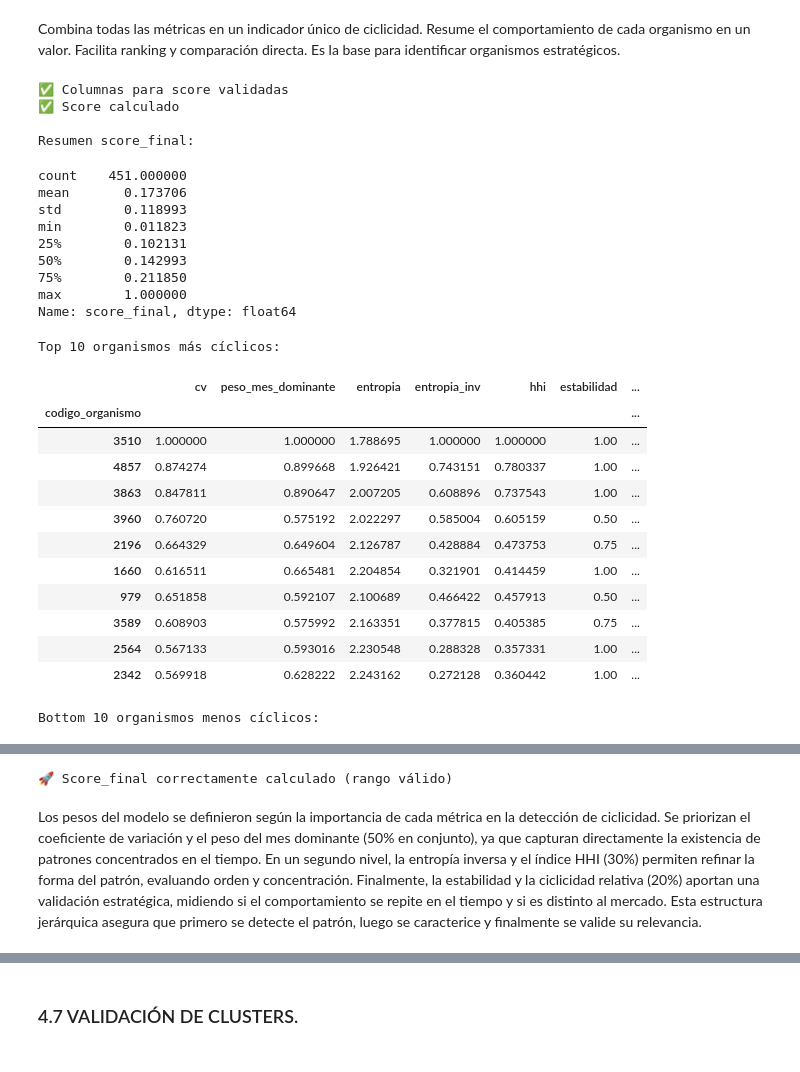
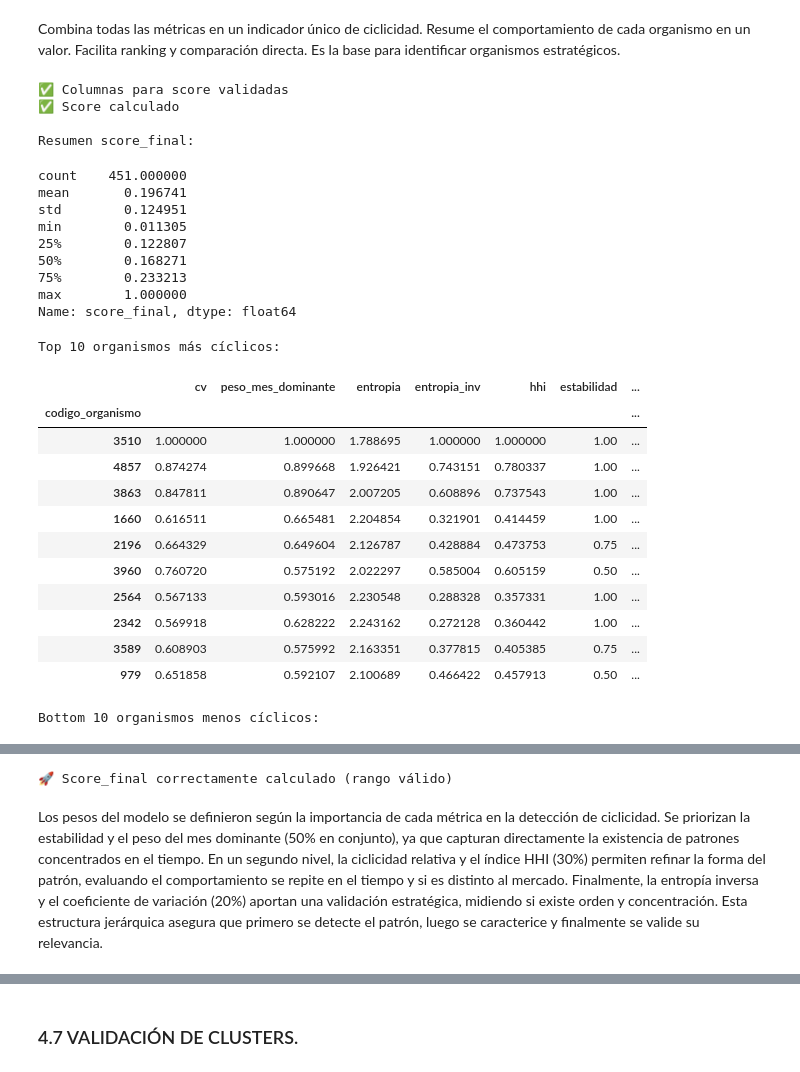
Before and after one commit to Fablop84/practica_final_condores, a Jupyter notebook: Scripts/proyecto_final_condores.ipynb, the cells around one changed output, grey strips where cells are left out. Saved outputs shown, nothing was run; the diff lists cells and outputs as text; code cells hidden in the pictures.

```diff
--- a/Scripts/proyecto_final_condores.ipynb
+++ b/Scripts/proyecto_final_condores.ipynb
@@ -259,36 +259,3 @@ df_licitaciones.head()
 | 2 | 1663-111-L119 | SERVICIO DE LABORATORIO DENTAL PA... | 7 | 2020-01-01T21:44:01.157 |
 | 3 | 2713-290-L119 | CLASES DIRIGIDAS | 7 | 2020-01-01T19:29:01.22 |
 | 4 | 1058133-15-LR19 | Convenio de Suministro Farmacos I... | 8 | 2019-11-04T15:01:00 |
-# %%
-import os
-import requests
-import pandas as pd
-
-# ID actualizado para el archivo de 5kb
-FILE_ID = '1Dpo1peJk9GHQAFS_25skkdwly_nfanDv'
-URL = f'https://drive.google.com/uc?export=download&id={FILE_ID}'
-NOMBRE_LOCAL = 'archivo_pequeno.parquet'
-
-print("--- DESCARGANDO ARCHIVO PEQUEÑO ---")
-
-try:
-    # Descarga directa
-    response = requests.get(URL, stream=True)
-    with open(NOMBRE_LOCAL, "wb") as f:
-        for chunk in response.iter_content(chunk_size=4096): # Chunk más pequeño para archivos livianos
-            if chunk: f.write(chunk)
-
-    # Verificación de integridad en Kilobytes (KB)
-    peso_kb = os.path.getsize(NOMBRE_LOCAL) / 1024
-    print(f"Archivo descargado: {peso_kb:.2f} KB")
-
-    # Bajamos el umbral de validación a 1 KB (suficiente para un parquet de 5kb)
-    if peso_kb > 1.0:
-        df = pd.read_parquet(NOMBRE_LOCAL, engine='pyarrow')
-        print(f"✅ ¡ÉXITO! Datos cargados: {df.shape} filas.")
-        display(df.head())
-    else:
-        print("❌ El archivo es sospechosamente pequeño (< 1KB). Verifica el contenido.")
-
-except Exception as e:
-    print(f"❌ Error: {e}")
@@ -1808,12 +1762,12 @@ print("✅ Columnas para score validadas")
 # 2. CÁLCULO SCORE FINAL
 # ---------------------------------------------------------
 df_metrics['score_final'] = (
-    df_metrics['cv'] * 0.25 +
+    df_metrics['cv'] * 0.1 +
     df_metrics['peso_mes_dominante'] * 0.25 +
-    df_metrics['entropia_inv'] * 0.15 +
+    df_metrics['entropia_inv'] * 0.1 +
     df_metrics['hhi'] * 0.15 +
-    df_metrics['estabilidad'] * 0.10 +
-    df_metrics['ciclicidad_relativa'] * 0.10
+    df_metrics['estabilidad'] * 0.25 +
+    df_metrics['ciclicidad_relativa'] * 0.15
 )
 
 print("✅ Score calculado")
@@ -1832,46 +1786,46 @@ display(
 )
 
 print("\nBottom 10 organismos menos cíclicos:")
 display(
     df_metrics
     .sort_values('score_final', ascending=True)
     .head(10)
 )
 
 # ---------------------------------------------------------
 # 4. VALIDACIÓN CRÍTICA
 # ---------------------------------------------------------
 assert df_metrics['score_final'].min() >= 0, "❌ Score menor a 0"
 assert df_metrics['score_final'].max() <= 1, "❌ Score mayor a 1"
 
 print("\n🚀 Score_final correctamente calculado (rango válido)")
 # %% [output]
 ✅ Columnas para score validadas
 ✅ Score calculado
 
 Resumen score_final:
 count    451.000000
-mean       0.173706
-std        0.118993
-min        0.011823
-25%        0.102131
-50%        0.142993
-75%        0.211850
+mean       0.196741
+std        0.124951
+min        0.011305
+25%        0.122807
+50%        0.168271
+75%        0.233213
 max        1.000000
 Name: score_final, dtype: float64
 Top 10 organismos más cíclicos:
 |  | cv | peso_mes_dominante | entropia | entropia_inv | hhi | estabilidad | ... |
 | codigo_organismo |  |  |  |  |  |  | ... |
 | 3510 | 1.000000 | 1.000000 | 1.788695 | 1.000000 | 1.000000 | 1.00 | ... |
 | 4857 | 0.874274 | 0.899668 | 1.926421 | 0.743151 | 0.780337 | 1.00 | ... |
 | 3863 | 0.847811 | 0.890647 | 2.007205 | 0.608896 | 0.737543 | 1.00 | ... |
+| 1660 | 0.616511 | 0.665481 | 2.204854 | 0.321901 | 0.414459 | 1.00 | ... |
+| 2196 | 0.664329 | 0.649604 | 2.126787 | 0.428884 | 0.473753 | 0.75 | ... |
 | 3960 | 0.760720 | 0.575192 | 2.022297 | 0.585004 | 0.605159 | 0.50 | ... |
-| 2196 | 0.664329 | 0.649604 | 2.126787 | 0.428884 | 0.473753 | 0.75 | ... |
-| 1660 | 0.616511 | 0.665481 | 2.204854 | 0.321901 | 0.414459 | 1.00 | ... |
-| 979 | 0.651858 | 0.592107 | 2.100689 | 0.466422 | 0.457913 | 0.50 | ... |
-| 3589 | 0.608903 | 0.575992 | 2.163351 | 0.377815 | 0.405385 | 0.75 | ... |
 | 2564 | 0.567133 | 0.593016 | 2.230548 | 0.288328 | 0.357331 | 1.00 | ... |
 | 2342 | 0.569918 | 0.628222 | 2.243162 | 0.272128 | 0.360442 | 1.00 | ... |
+| 3589 | 0.608903 | 0.575992 | 2.163351 | 0.377815 | 0.405385 | 0.75 | ... |
+| 979 | 0.651858 | 0.592107 | 2.100689 | 0.466422 | 0.457913 | 0.50 | ... |
 Bottom 10 organismos menos cíclicos:
 |  | cv | peso_mes_dominante | entropia | entropia_inv | hhi | estabilidad | ... |
 | codigo_organismo |  |  |  |  |  |  | ... |
@@ -1888,6 +1842,6 @@ Bottom 10 organismos menos cíclicos:
 🚀 Score_final correctamente calculado (rango válido)
 # %% [markdown]
-Los pesos del modelo se definieron según la importancia de cada métrica en la detección de ciclicidad. Se priorizan el coeficiente de variación y el peso del mes dominante (50% en conjunto), ya que capturan directamente la existencia de patrones concentrados en el tiempo. En un segundo nivel, la entropía inversa y el índice HHI (30%) permiten refinar la forma del patrón, evaluando orden y concentración. Finalmente, la estabilidad y la ciclicidad relativa (20%) aportan una validación estratégica, midiendo si el comportamiento se repite en el tiempo y si es distinto al mercado. Esta estructura jerárquica asegura que primero se detecte el patrón, luego se caracterice y finalmente se valide su relevancia.
+Los pesos del modelo se definieron según la importancia de cada métrica en la detección de ciclicidad. Se priorizan la estabilidad y el peso del mes dominante (50% en conjunto), ya que capturan directamente la existencia de patrones concentrados en el tiempo. En un segundo nivel, la ciclicidad relativa y el índice HHI (30%) permiten refinar la forma del patrón, evaluando el comportamiento se repite en el tiempo y si es distinto al mercado. Finalmente, la entropía inversa y el coeficiente de variación (20%) aportan una validación estratégica, midiendo si existe orden y concentración. Esta estructura jerárquica asegura que primero se detecte el patrón, luego se caracterice y finalmente se valide su relevancia.
 # %% [markdown]
 📊 Métricas de Ciclicidad por Organismo
 
```
Also changed, not shown: parts of 29 cells of this notebook.
